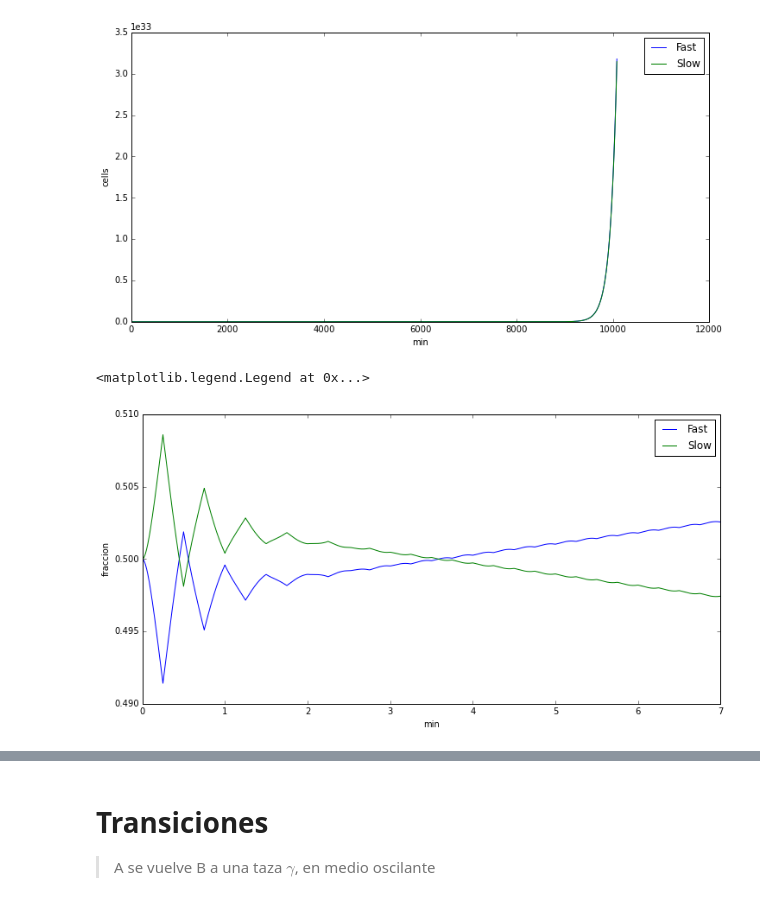
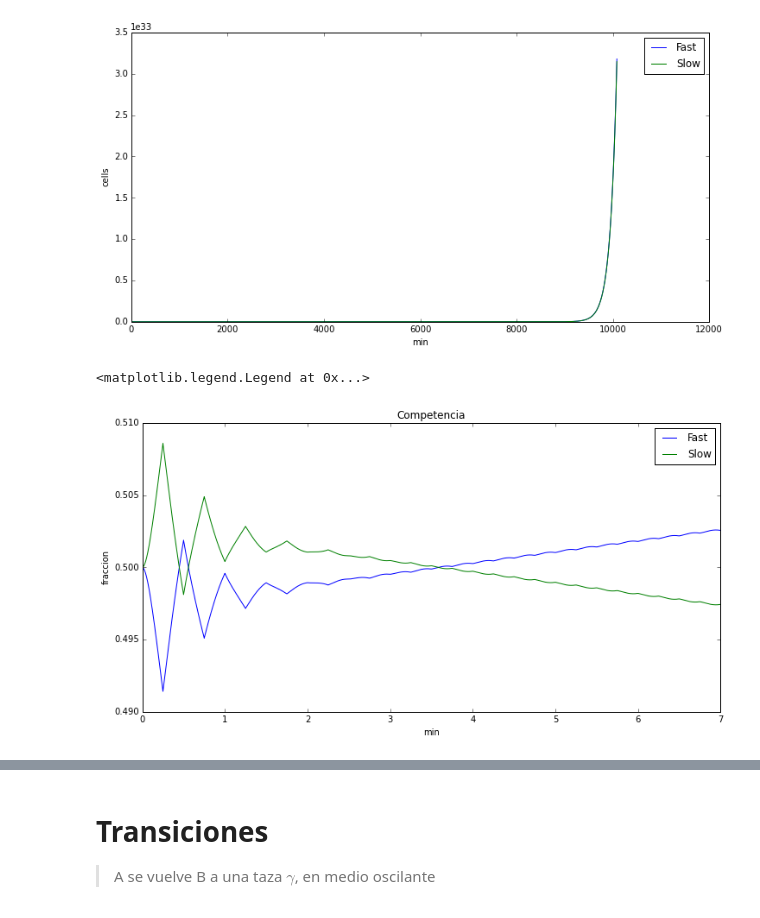
Before and after one commit to jdestupinan1332/Tesis, a Jupyter notebook: Simulation.ipynb, the cells around one changed output, grey strips where cells are left out. Saved outputs shown, nothing was run; the diff lists cells and outputs as text; code cells hidden in the pictures.

```diff
--- a/Simulation.ipynb
+++ b/Simulation.ipynb
@@ -248,9 +146,10 @@ legend()
 # %%
 plot(T/60.0/24.0,(A+B)/(A+B+C+D), label="Fast")
 plot(T/60.0/24.0,(C+D)/(A+B+C+D), label="Slow")
 xlabel("min")
 ylabel("fraccion")
+title("Competencia")
 legend()
 # %% [output]
 <matplotlib.legend.Legend at 0x...>
-[figure, old version]
+[figure, new version]
```
Also changed, not shown: parts of 16 cells of this notebook.
